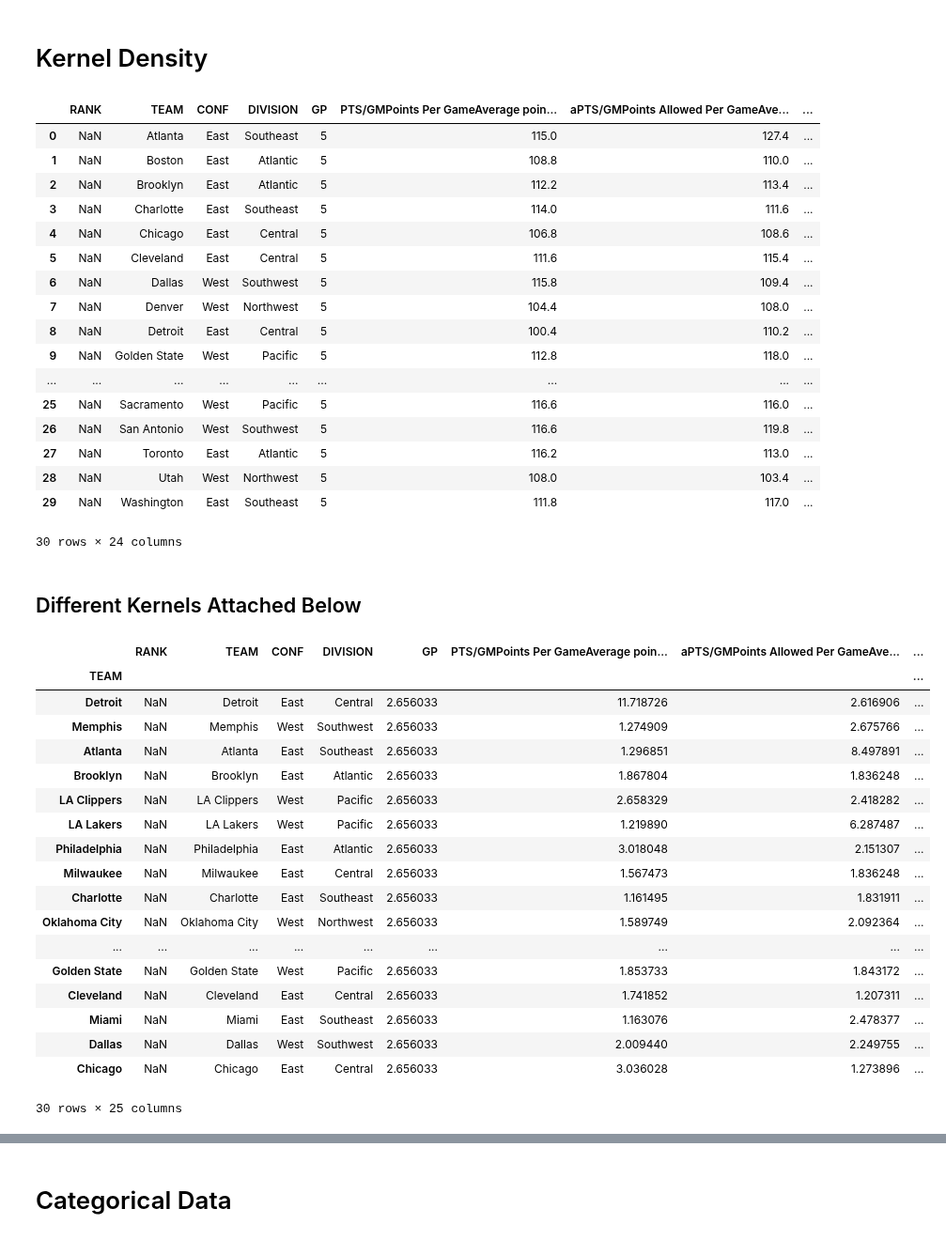
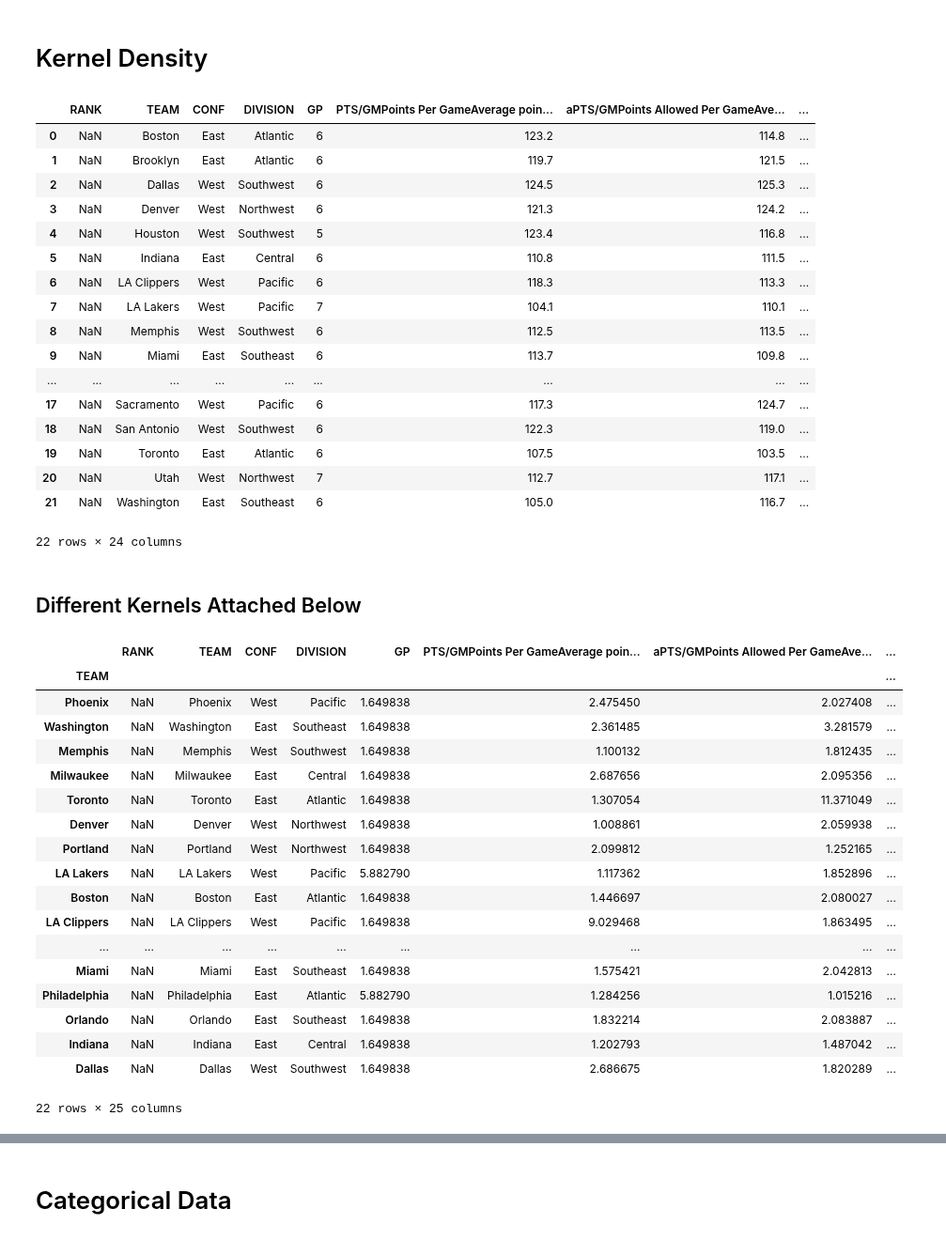
Before and after one commit to gilpasternak35/Likelihood, a Jupyter notebook: Demo.ipynb, the cells around one changed output, grey strips where cells are left out. Shown at 94% size. Cells and saved outputs as stored; diff of their text form; code cells hidden in the pictures.

```diff
--- a/Demo.ipynb
+++ b/Demo.ipynb
@@ -444,27 +444,27 @@ def inp(default = 1, default2 = "https://www.nbastuffer.com/2019-2020-nba-team-s
     first_table = frame[default]
     return first_table
 
-first_table = inp(1)
+first_table = inp(0)
 first_table
 # %% [output]
 |  | RANK | TEAM | CONF | DIVISION | GP | PTS/GMPoints Per GameAverage poin... | aPTS/GMPoints Allowed Per GameAve... | ... |
-| 0 | NaN | Atlanta | East | Southeast | 5 | 115.0 | 127.4 | ... |
-| 1 | NaN | Boston | East | Atlantic | 5 | 108.8 | 110.0 | ... |
-| 2 | NaN | Brooklyn | East | Atlantic | 5 | 112.2 | 113.4 | ... |
-| 3 | NaN | Charlotte | East | Southeast | 5 | 114.0 | 111.6 | ... |
-| 4 | NaN | Chicago | East | Central | 5 | 106.8 | 108.6 | ... |
-| 5 | NaN | Cleveland | East | Central | 5 | 111.6 | 115.4 | ... |
-| 6 | NaN | Dallas | West | Southwest | 5 | 115.8 | 109.4 | ... |
-| 7 | NaN | Denver | West | Northwest | 5 | 104.4 | 108.0 | ... |
-| 8 | NaN | Detroit | East | Central | 5 | 100.4 | 110.2 | ... |
-| 9 | NaN | Golden State | West | Pacific | 5 | 112.8 | 118.0 | ... |
+| 0 | NaN | Boston | East | Atlantic | 6 | 123.2 | 114.8 | ... |
+| 1 | NaN | Brooklyn | East | Atlantic | 6 | 119.7 | 121.5 | ... |
+| 2 | NaN | Dallas | West | Southwest | 6 | 124.5 | 125.3 | ... |
+| 3 | NaN | Denver | West | Northwest | 6 | 121.3 | 124.2 | ... |
+| 4 | NaN | Houston | West | Southwest | 5 | 123.4 | 116.8 | ... |
+| 5 | NaN | Indiana | East | Central | 6 | 110.8 | 111.5 | ... |
+| 6 | NaN | LA Clippers | West | Pacific | 6 | 118.3 | 113.3 | ... |
+| 7 | NaN | LA Lakers | West | Pacific | 7 | 104.1 | 110.1 | ... |
+| 8 | NaN | Memphis | West | Southwest | 6 | 112.5 | 113.5 | ... |
+| 9 | NaN | Miami | East | Southeast | 6 | 113.7 | 109.8 | ... |
 | ... | ... | ... | ... | ... | ... | ... | ... | ... |
-| 25 | NaN | Sacramento | West | Pacific | 5 | 116.6 | 116.0 | ... |
-| 26 | NaN | San Antonio | West | Southwest | 5 | 116.6 | 119.8 | ... |
-| 27 | NaN | Toronto | East | Atlantic | 5 | 116.2 | 113.0 | ... |
-| 28 | NaN | Utah | West | Northwest | 5 | 108.0 | 103.4 | ... |
-| 29 | NaN | Washington | East | Southeast | 5 | 111.8 | 117.0 | ... |
+| 17 | NaN | Sacramento | West | Pacific | 6 | 117.3 | 124.7 | ... |
+| 18 | NaN | San Antonio | West | Southwest | 6 | 122.3 | 119.0 | ... |
+| 19 | NaN | Toronto | East | Atlantic | 6 | 107.5 | 103.5 | ... |
+| 20 | NaN | Utah | West | Northwest | 7 | 112.7 | 117.1 | ... |
+| 21 | NaN | Washington | East | Southeast | 6 | 105.0 | 116.7 | ... |
-30 rows × 24 columns
+22 rows × 24 columns
 # %% [markdown]
 ##  Different Kernels Attached Below
 # %%
@@ -554,52 +554,50 @@ def surprise_estimator(kernelEstimation):
 # A grouping of the entire kernel estimation process
 def surprise_Table(Table, index = "TEAM"):
     temp = pcaPrep(Table)
 
     # Checking if index given
     if(isinstance(index, str)):
         index = Table.get(index)
 
     #Obtaining surprise of every individual column
     sum_surprise  = pd.Series(np.zeros(Table.shape[0]))
     for col in temp.columns:
         stat = temp.get(col)
         KernelTable = kernelEstimator(index, stat)
         KernelTable = surprise_estimator(KernelTable)
         Table[col] = KernelTable.get("Surprise")
         sum_surprise+=Table[col]
 
     # Averaging our surprise so we can sort by it
     sum_surprise = sum_surprise.array
     Table = Table.set_index(index)
     Table = Table.assign(mean_surprise = np.round(sum_surprise/Table.shape[1],2))
 
     # Sorting table for easier visualization
     Table = Table.sort_values(by = "mean_surprise", ascending  = False)
     return Table
-
-modTable = first_table
 surpriseTable = surprise_Table(first_table)
 surpriseTable
 # %% [output]
 |  | RANK | TEAM | CONF | DIVISION | GP | PTS/GMPoints Per GameAverage poin... | aPTS/GMPoints Allowed Per GameAve... | ... |
 | TEAM |  |  |  |  |  |  |  | ... |
-| Detroit | NaN | Detroit | East | Central | 2.656033 | 11.718726 | 2.616906 | ... |
-| Memphis | NaN | Memphis | West | Southwest | 2.656033 | 1.274909 | 2.675766 | ... |
-| Atlanta | NaN | Atlanta | East | Southeast | 2.656033 | 1.296851 | 8.497891 | ... |
-| Brooklyn | NaN | Brooklyn | East | Atlantic | 2.656033 | 1.867804 | 1.836248 | ... |
-| LA Clippers | NaN | LA Clippers | West | Pacific | 2.656033 | 2.658329 | 2.418282 | ... |
-| LA Lakers | NaN | LA Lakers | West | Pacific | 2.656033 | 1.219890 | 6.287487 | ... |
-| Philadelphia | NaN | Philadelphia | East | Atlantic | 2.656033 | 3.018048 | 2.151307 | ... |
-| Milwaukee | NaN | Milwaukee | East | Central | 2.656033 | 1.567473 | 1.836248 | ... |
-| Charlotte | NaN | Charlotte | East | Southeast | 2.656033 | 1.161495 | 1.831911 | ... |
-| Oklahoma City | NaN | Oklahoma City | West | Northwest | 2.656033 | 1.589749 | 2.092364 | ... |
+| Phoenix | NaN | Phoenix | West | Pacific | 1.649838 | 2.475450 | 2.027408 | ... |
+| Washington | NaN | Washington | East | Southeast | 1.649838 | 2.361485 | 3.281579 | ... |
+| Memphis | NaN | Memphis | West | Southwest | 1.649838 | 1.100132 | 1.812435 | ... |
+| Milwaukee | NaN | Milwaukee | East | Central | 1.649838 | 2.687656 | 2.095356 | ... |
+| Toronto | NaN | Toronto | East | Atlantic | 1.649838 | 1.307054 | 11.371049 | ... |
+| Denver | NaN | Denver | West | Northwest | 1.649838 | 1.008861 | 2.059938 | ... |
+| Portland | NaN | Portland | West | Northwest | 1.649838 | 2.099812 | 1.252165 | ... |
+| LA Lakers | NaN | LA Lakers | West | Pacific | 5.882790 | 1.117362 | 1.852896 | ... |
+| Boston | NaN | Boston | East | Atlantic | 1.649838 | 1.446697 | 2.080027 | ... |
+| LA Clippers | NaN | LA Clippers | West | Pacific | 1.649838 | 9.029468 | 1.863495 | ... |
 | ... | ... | ... | ... | ... | ... | ... | ... | ... |
-| Golden State | NaN | Golden State | West | Pacific | 2.656033 | 1.853733 | 1.843172 | ... |
-| Cleveland | NaN | Cleveland | East | Central | 2.656033 | 1.741852 | 1.207311 | ... |
-| Miami | NaN | Miami | East | Southeast | 2.656033 | 1.163076 | 2.478377 | ... |
-| Dallas | NaN | Dallas | West | Southwest | 2.656033 | 2.009440 | 2.249755 | ... |
-| Chicago | NaN | Chicago | East | Central | 2.656033 | 3.036028 | 1.273896 | ... |
+| Miami | NaN | Miami | East | Southeast | 1.649838 | 1.575421 | 2.042813 | ... |
+| Philadelphia | NaN | Philadelphia | East | Atlantic | 5.882790 | 1.284256 | 1.015216 | ... |
+| Orlando | NaN | Orlando | East | Southeast | 1.649838 | 1.832214 | 2.083887 | ... |
+| Indiana | NaN | Indiana | East | Central | 1.649838 | 1.202793 | 1.487042 | ... |
+| Dallas | NaN | Dallas | West | Southwest | 1.649838 | 2.686675 | 1.820289 | ... |
-30 rows × 25 columns
+22 rows × 25 columns
 # %%
 def obtain_variance_table(first_table):
     # Scaling and preparing values for PCA
```
Also changed, not shown: parts of 9 cells of this notebook.
